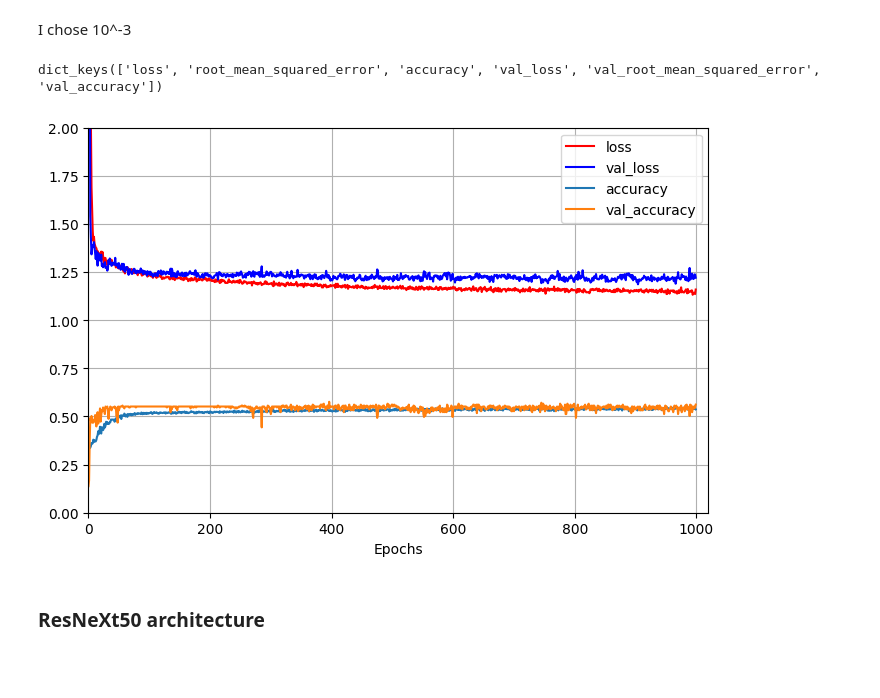
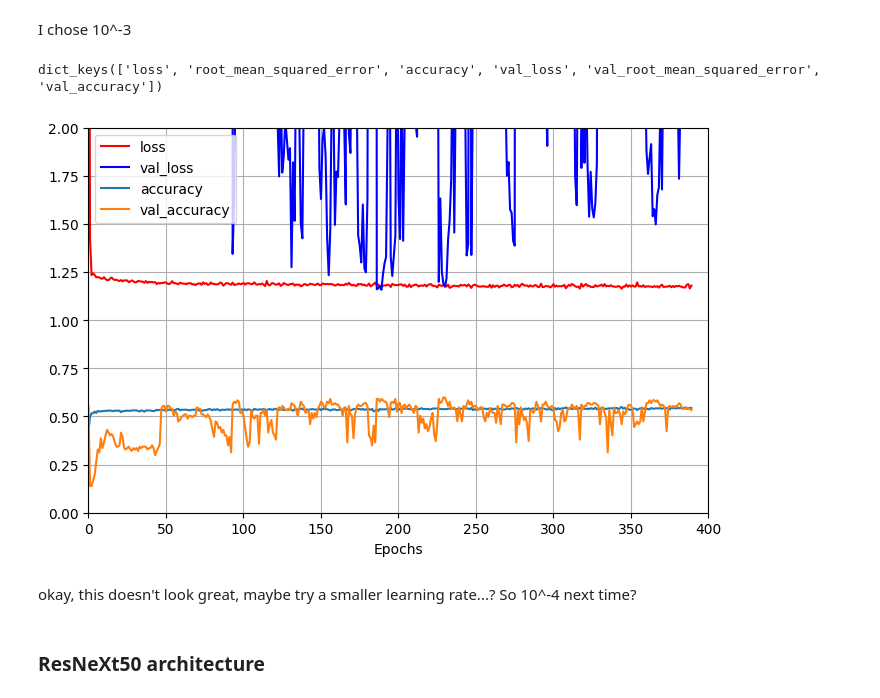
Before and after one commit to LennartPhil/Brain_Mets_Classification, a Jupyter notebook: notebooks/AI/ai_analysis.ipynb, the cells around one changed output. Saved outputs shown, nothing was run; the diff lists cells and outputs as text; code cells hidden in the pictures; blank space fills up the shorter version.

```diff
--- a/notebooks/AI/ai_analysis.ipynb
+++ b/notebooks/AI/ai_analysis.ipynb
@@ -137,22 +137,24 @@ plt.axis([1e-8, 1e-1, 1, 3])
 # %% [markdown]
 I chose 10^-3
 # %%
-path_to_lr_history = Path("/Users/LennartPhilipp/Desktop/Uni/Prowiss/training_histories/cutout/ResNet152/resnet152_00_4_classes_run_2024_08_10_22_15_17/history.npy")
+path_to_train_history = Path("/Users/LennartPhilipp/Desktop/Uni/Prowiss/training_histories/cutout/ResNet152/resnet152_00_4_classes_run_2024_08_10_22_15_17/history.npy")
 
 history = np.load(path_to_train_history, allow_pickle=True).item()
 
 print(history.keys())
 
 pd.DataFrame(history)[["loss","val_loss", "accuracy","val_accuracy"]].plot(figsize=(8,5),
-                           xlim=(0,1020),
+                           xlim=(0,400),
                            ylim=(0,2),
                            grid=True,
                            xlabel="Epochs",
                            style=["r-","b-"],)
 plt.show()
 # %% [output]
 dict_keys(['loss', 'root_mean_squared_error', 'accuracy', 'val_loss', 'val_root_mean_squared_error', 'val_accuracy'])
-[figure, old version]
+[figure, new version]
+# %% [markdown]
+okay, this doesn't look great, maybe try a smaller learning rate...? So 10^-4 next time?
 # %% [markdown]
 ### ResNeXt50 architecture
 # %%
```
Also changed, not shown: parts of 10 cells of this notebook.
